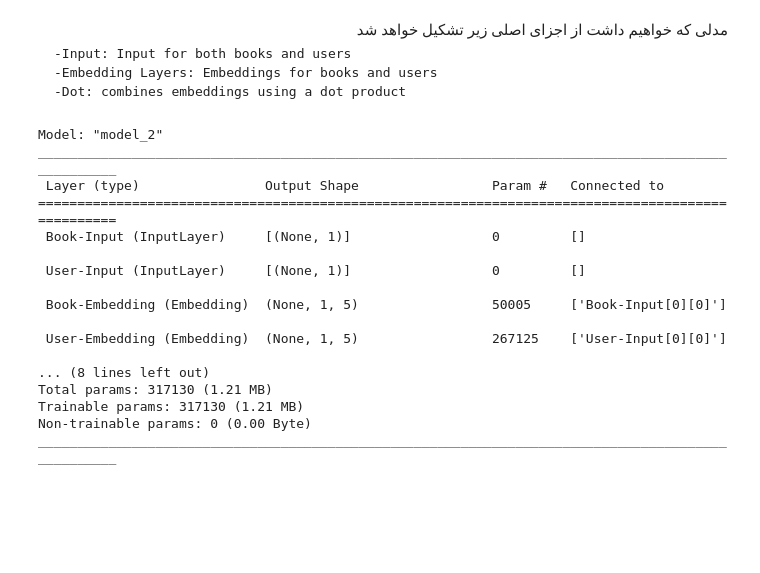
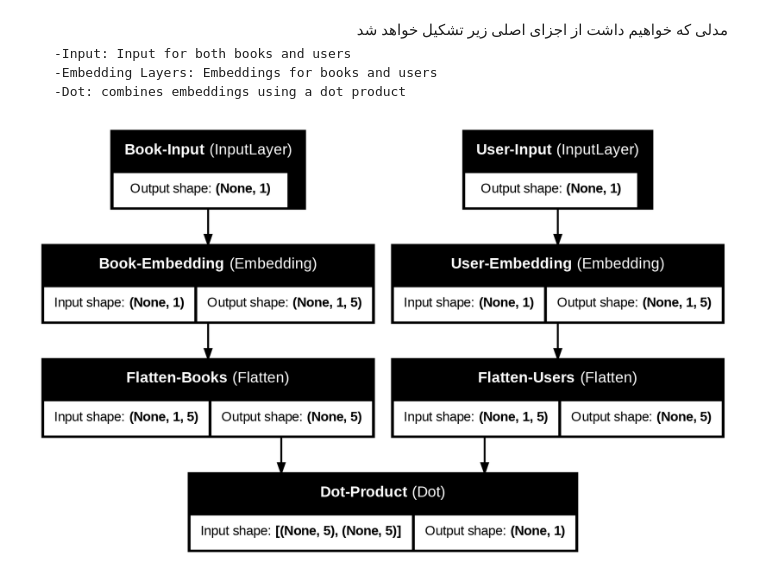
Before and after one commit to Alireza-Akhavan/deeplearning-tensorflow2-notebooks, a Jupyter notebook: 34_RecommendationSystem.ipynb, the cells around one changed output. Drawn from its saved outputs; the diff is of its cells as text; code cells hidden in the pictures; blank space fills up the shorter version.

```diff
--- a/34_RecommendationSystem.ipynb
+++ b/34_RecommendationSystem.ipynb
@@ -114,26 +114,11 @@ user_vec = Flatten(name="Flatten-Users")(user_embedding)
 prod = Dot(name="Dot-Product", axes=1)([book_vec, user_vec])
 model = Model([user_input, book_input], prod)
 model.compile('adam', 'mean_squared_error')
-# %%
-model.summary()
-# %% [output]
-Model: "model_2"
-__________________________________________________________________________________________________
- Layer (type)                Output Shape                 Param #   Connected to
-==================================================================================================
- Book-Input (InputLayer)     [(None, 1)]                  0         []
-
- User-Input (InputLayer)     [(None, 1)]                  0         []
-
- Book-Embedding (Embedding)  (None, 1, 5)                 50005     ['Book-Input[0][0]']
-
- User-Embedding (Embedding)  (None, 1, 5)                 267125    ['User-Input[0][0]']
-
-... (8 lines left out)
-Total params: 317130 (1.21 MB)
-Trainable params: 317130 (1.21 MB)
-Non-trainable params: 0 (0.00 Byte)
-__________________________________________________________________________________________________
+# %%
+from tensorflow import keras
+keras.utils.plot_model(model, show_shapes=True, show_layer_names=True)
+# %% [output]
+[figure, added]
 # %%
 model.evaluate([test.user_id, test.book_id], test.rating)
 # %% [output]
```
Also changed, not shown: parts of 5 cells of this notebook.
